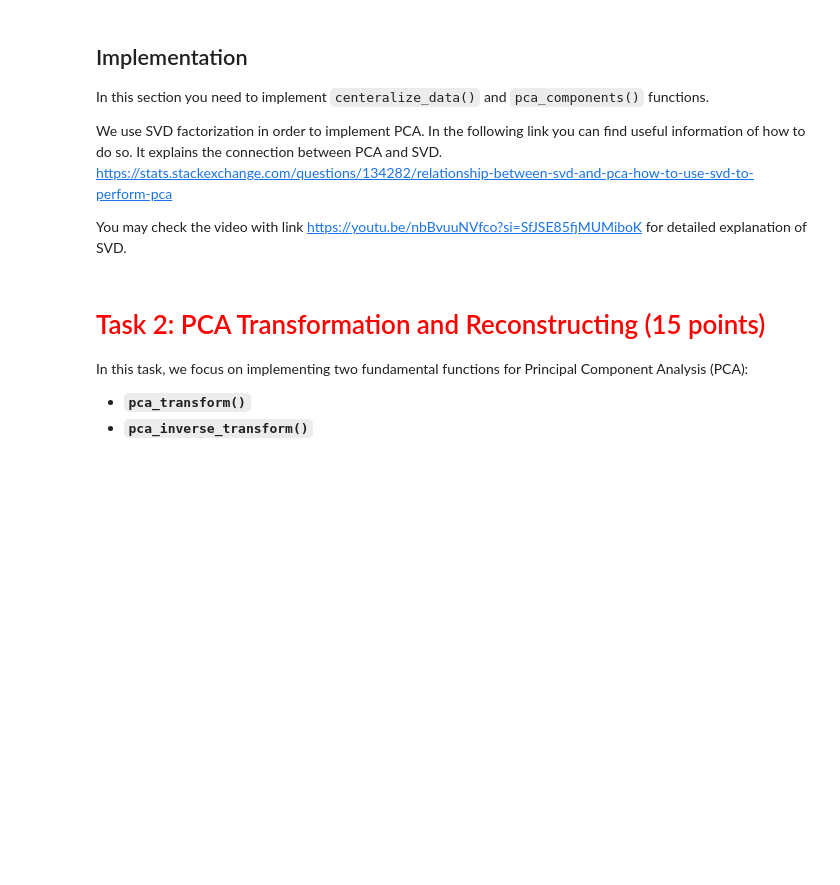
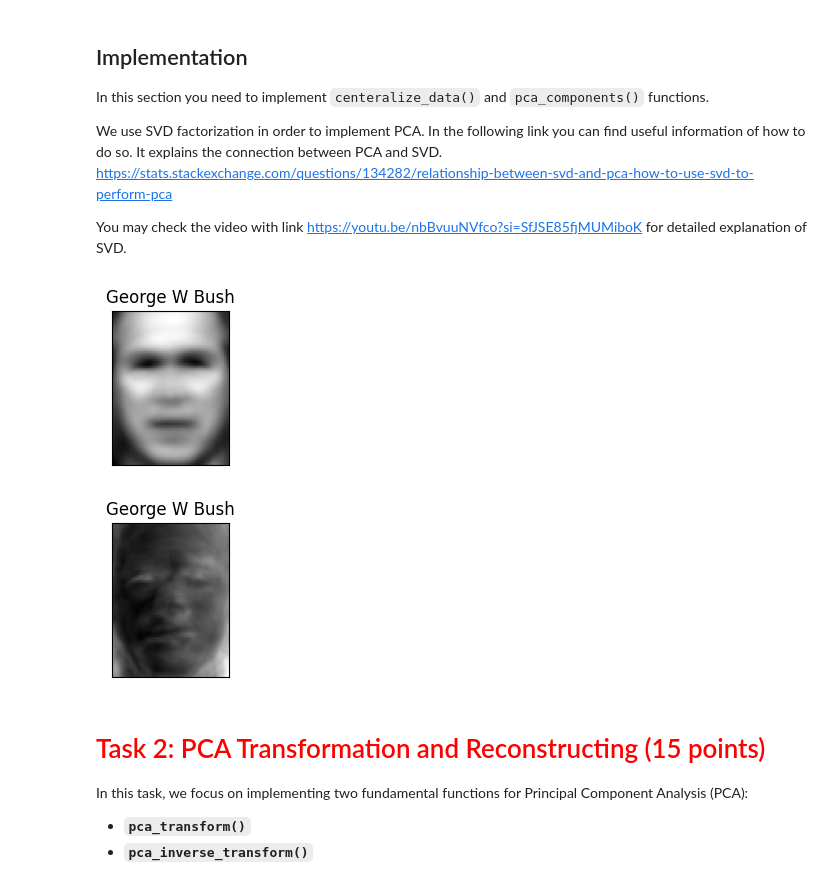
Before and after one commit to ak-hannou/compsci-4ml3, a Jupyter notebook: F24_4ML3_Assignment_2.ipynb, the cells around one changed output. Cells and saved outputs as stored; diff of their text form; code cells hidden in the pictures; blank space fills up the shorter version.

```diff
--- a/F24_4ML3_Assignment_2.ipynb
+++ b/F24_4ML3_Assignment_2.ipynb
@@ -205,13 +219,13 @@ def centeralize_data(data):
     # Return centeralized data and data mean
     # 3 points
 
-
+    data_mean = np.mean(data, axis=0, keepdims=True)
+    normalized_data = data - data_mean
     ########################
     ########################
     #### YOUR CODE HERE ####
     ########################
     ########################
-
     ##################################################################
     ##################################################################
     #### Make sure that data_mean has the shape (1, num_features) ####
@@ -230,39 +244,42 @@ def pca_components(Vt, n_components):
     #### YOUR CODE HERE ####
     ########################
     ########################
-
+    Vt_first_n_components = Vt[:n_components]
     return Vt_first_n_components
 
 def normalized_svd(data):
     # SVD is a matrix factorization which helps us to implement PCA.
     # Follow the given link above to understand how it works.
     # This function first ceteralizes the data points, and returns SVD factorization of the data set.
     XN, data_mean = centeralize_data(data)
     U,S,Vt = svd(XN)
     return U, S, Vt, data_mean
 
 def average_image_class(images):
     class_average = np.mean(images, axis = 0)
     return class_average
 
 def eigen_face_class(images):
     _,_,Vt,_ = normalized_svd(images)
     return pca_components(Vt, n_components=1)
 
 def plot_class_representatives(images, class_name, aggregator):
     f = plt.figure(figsize=(2,2))
     subfigure = f.add_subplot(1,1,1)
     class_representative = aggregator(images)
 
     subfigure.imshow(class_representative.reshape((image_height, image_width)), cmap=plt.cm.gray)
     subfigure.set_title(class_name)
     # Removing the axes
     plt.xticks(())
     plt.yticks(())
     plt.show()
 
 plot_class_representatives(X_bush, class_name_bush, aggregator=average_image_class)
 plot_class_representatives(X_bush, class_name_bush, aggregator=eigen_face_class)
+# %% [output]
+[figure, added]
+[figure, added]
 # %% [markdown]
 # <font color="red">Task 2: PCA Transformation and Reconstructing (15 points) </font>
 
```
Also changed, not shown: parts of 18 cells of this notebook, 2 other files.
